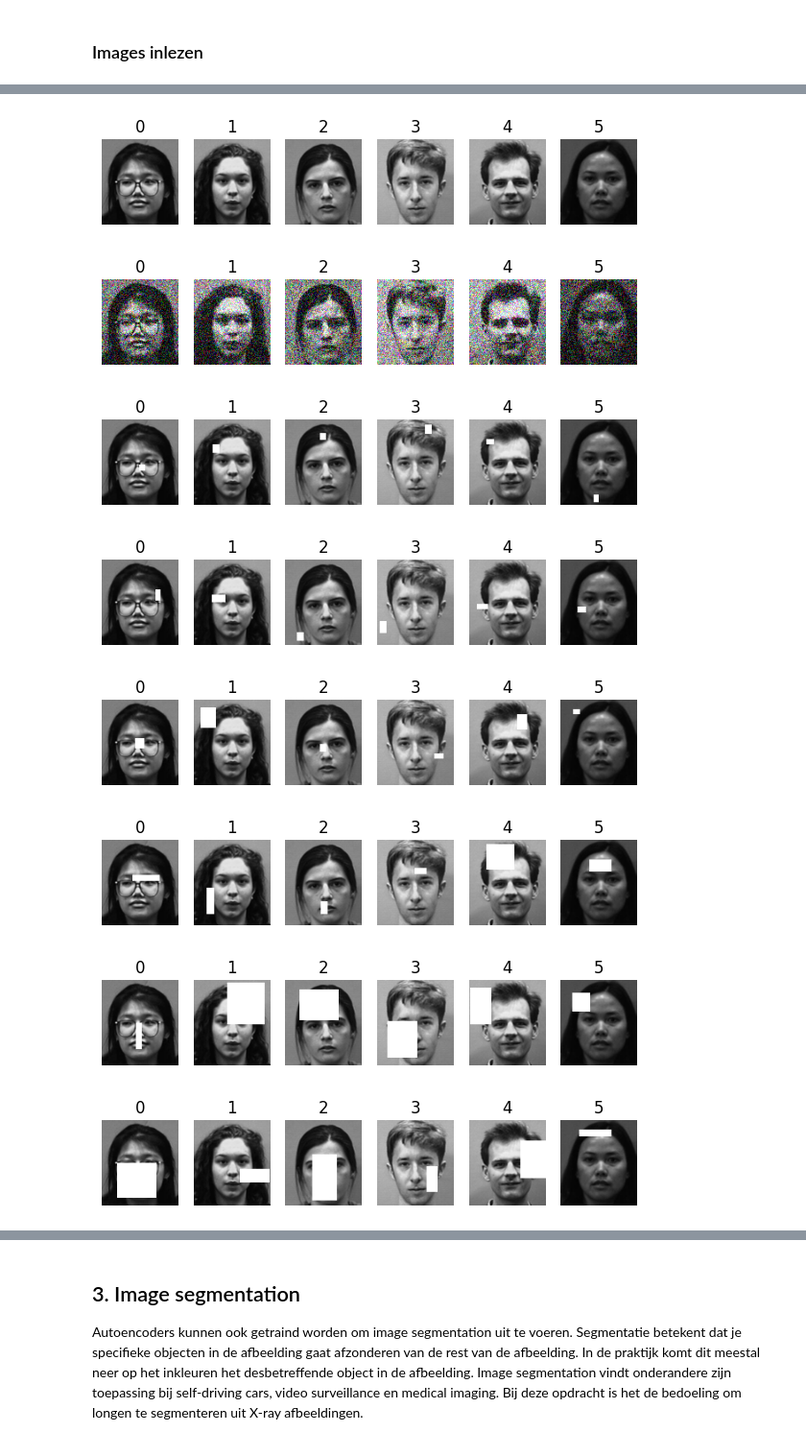
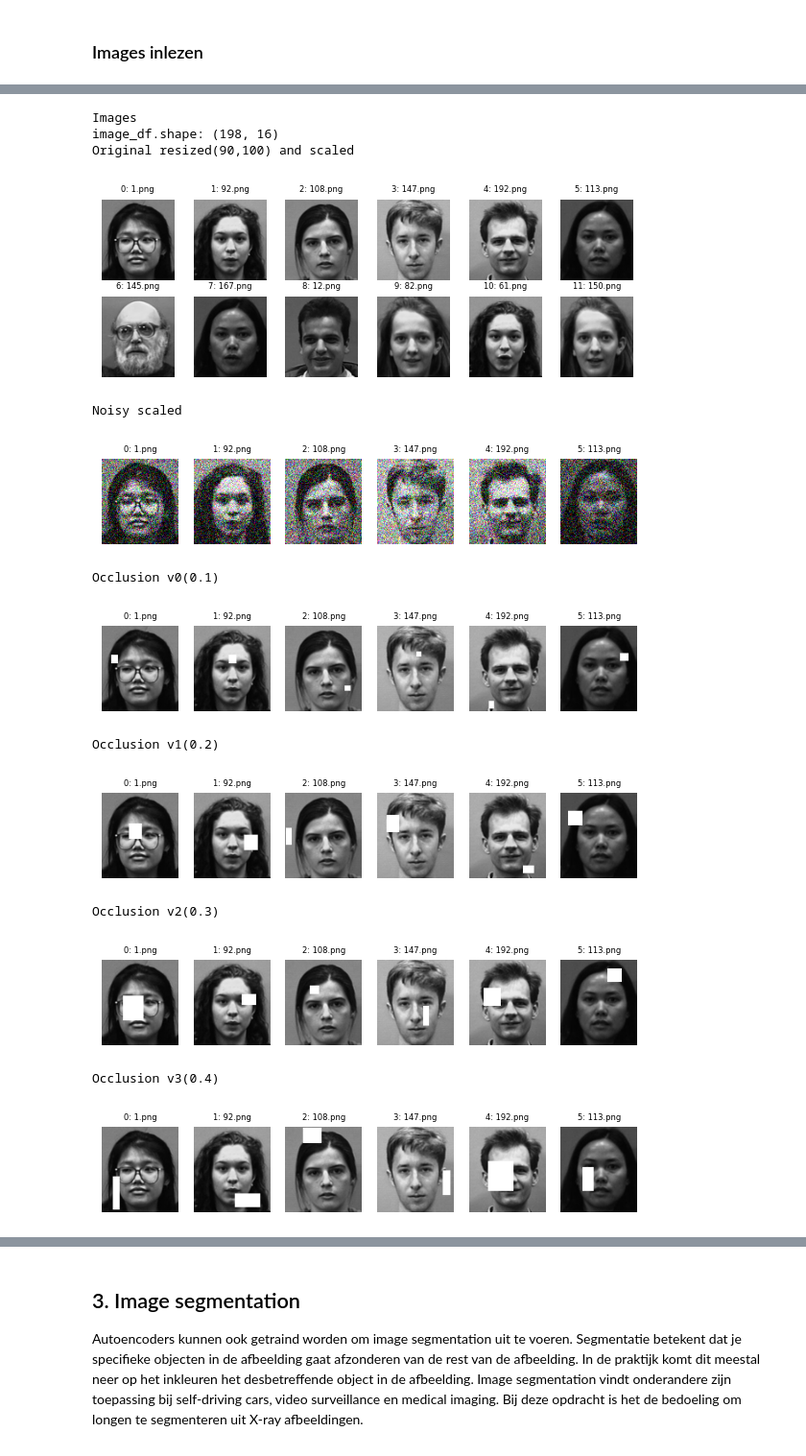
Before and after one commit to samdeleu/howest-dl, a Jupyter notebook: sessie_03/opdracht/Sam_Deleu_Sessie_03_Autoencoders_Opdracht.ipynb, the cells around one changed output, grey strips where cells are left out. Shown at 96% size. Saved outputs shown, nothing was run; the diff lists cells and outputs as text; code cells hidden in the pictures.

```diff
--- a/sessie_03/opdracht/Sam_Deleu_Sessie_03_Autoencoders_Opdracht.ipynb
+++ b/sessie_03/opdracht/Sam_Deleu_Sessie_03_Autoencoders_Opdracht.ipynb
@@ -63,6 +63,21 @@ from tensorflow.keras.callbacks import (
     TensorBoard,
 )
 
+# Some defaults for matplotlib
+LARGE = 12
+MEDIUM = 10
+SMALL = 6
+plt.tight_layout()
+plt.rcParams.update({
+    'axes.titlesize': MEDIUM,
+    'legend.fontsize': SMALL,
+    'figure.figsize': (5, 3),
+    'axes.labelsize': MEDIUM,
+    'axes.titlesize': SMALL,
+    'xtick.labelsize': SMALL,
+    'ytick.labelsize': SMALL,
+    'figure.titlesize': LARGE
+})
 # Voor GPU support
 physical_devices = tf.config.experimental.list_physical_devices('GPU')
 tf.config.experimental.set_memory_growth(physical_devices[0], True)
@@ -918,30 +946,45 @@ display(image_df)
 # %%
-def show_images_in_grid(images, columns=5, max_rows=4):
+def show_images_in_grid(images, columns=5, max_rows=4, names=None):
     import math
     image_count = len(images)
     col = columns
     row = min(math.ceil(image_count/columns), max_rows)
     plt.figure(figsize=(col * 1.2,row * 1.2))
     for i, image_info in enumerate(images):
         if i // col >= row:
             break
         plt.subplot(row, col, i + 1)
         plt.imshow(image_info)
-        plt.title(i)
+        if names is None:
+            plt.title(i)
+        else:
+            plt.title(f"{i}: {names[i]}")
         plt.axis("off")
     plt.show()
     plt.close()
 
-show_images_in_grid(image_df["original_image"].values, columns=6, max_rows=1)
-show_images_in_grid(image_df["noisy_image"].values, columns=6, max_rows=1)
+display_title("Images")
+display_value("image_df.shape", image_df.shape)
+display_title("Original resized(90,100) and scaled")
+show_images_in_grid(image_df["original_image"].values, columns=6, max_rows=2, names=image_df["filename"])
+
+display_title("Noisy scaled")
+show_images_in_grid(image_df["noisy_image"].values, columns=6, max_rows=1, names=image_df["filename"])
 for i in range(0, len(OCCLUSION_FACTORS)):
-    show_images_in_grid(image_df[f"v{i}"].values, columns=6, max_rows=1)
+    display_title(f"Occlusion v{i}({OCCLUSION_FACTORS[i]})")
+    show_images_in_grid(image_df[f"v{i}"].values, columns=6, max_rows=1, names=image_df["filename"])
 # %% [output]
+Images
+image_df.shape: (198, 16)
+Original resized(90,100) and scaled
-[figure, old version]
+[figure, new version]
+Noisy scaled
-[figure, old version]
+[figure, new version]
+Occlusion v0(0.1)
-[figure, old version]
+[figure, new version]
+Occlusion v1(0.2)
-[figure, old version]
+[figure, new version]
+Occlusion v2(0.3)
-[figure, old version]
+[figure, new version]
+Occlusion v3(0.4)
-[figure, old version]
+[figure, new version]
-[figure, removed]
-[figure, removed]
```
Also changed, not shown: parts of 11 cells of this notebook, 9 other files.
